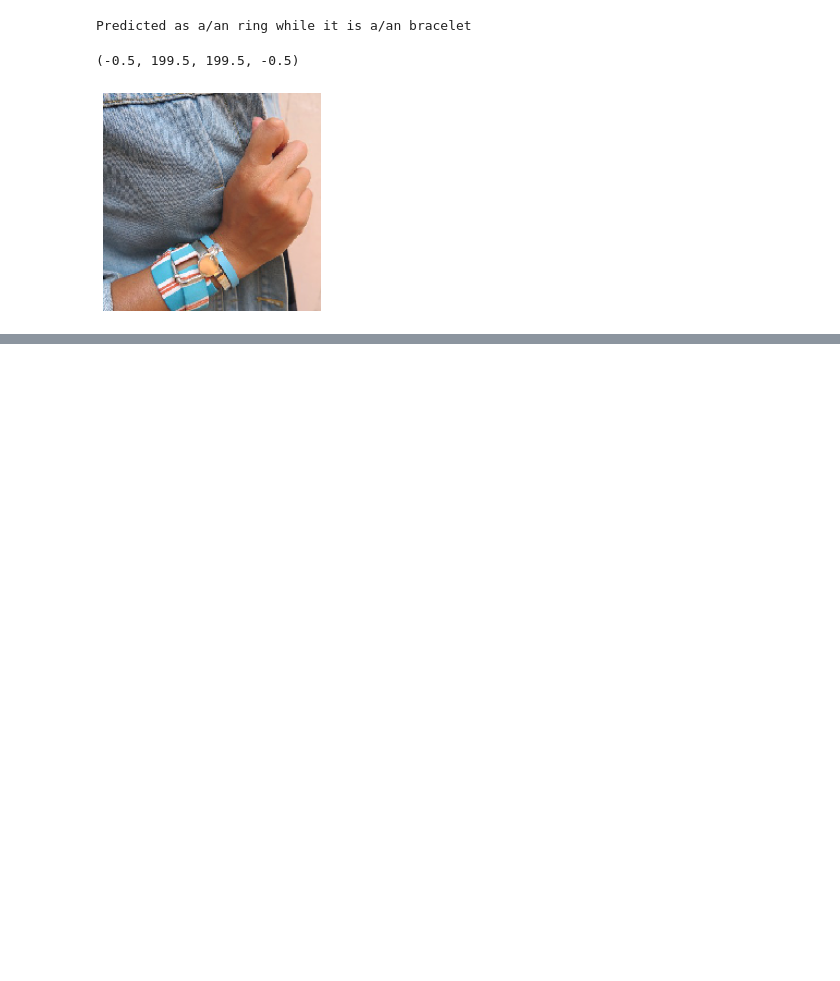
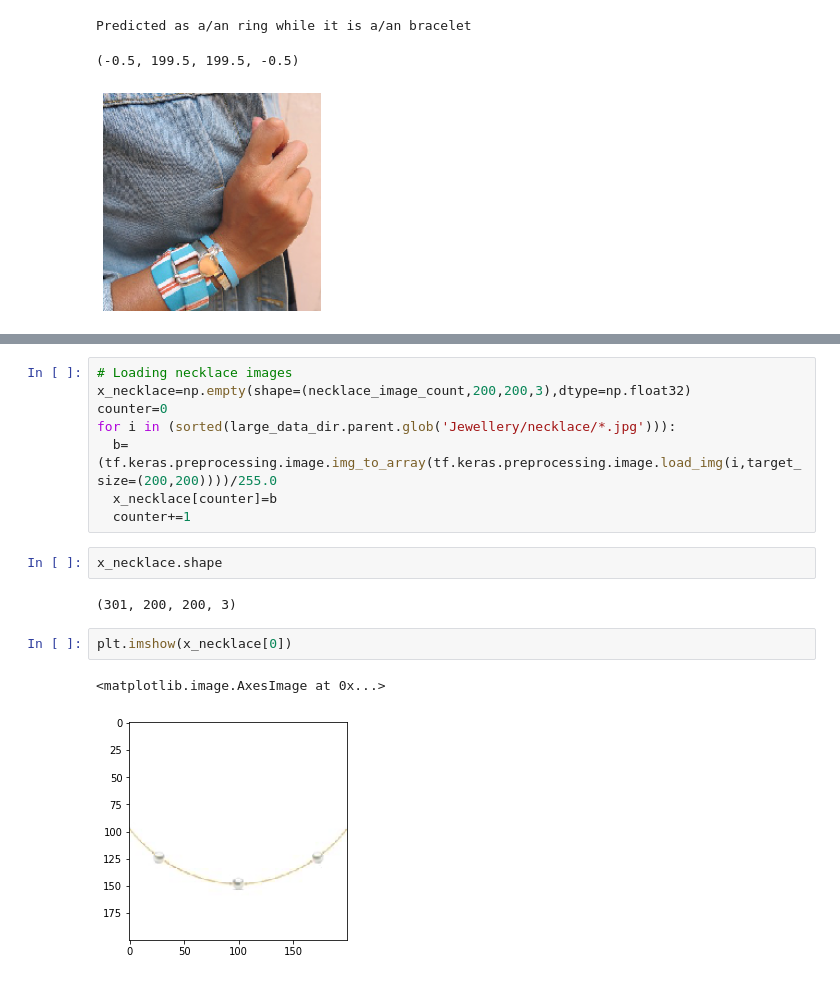
Before and after one commit to arashag/Jewelry_Recommender_System, a Jupyter notebook: Jewellery_Classification_CNN.ipynb, the cells around one changed output, grey strips where cells are left out. Drawn from its saved outputs; the diff is of its cells as text; blank space fills up the shorter version.

```diff
--- a/Jewellery_Classification_CNN.ipynb
+++ b/Jewellery_Classification_CNN.ipynb
@@ -507,0 +591,17 @@ Predicted as a/an ring while it is a/an bracelet
+# %%
+# Loading necklace images
+x_necklace=np.empty(shape=(necklace_image_count,200,200,3),dtype=np.float32)
+counter=0
+for i in (sorted(large_data_dir.parent.glob('Jewellery/necklace/*.jpg'))):
+  b=(tf.keras.preprocessing.image.img_to_array(tf.keras.preprocessing.image.load_img(i,target_size=(200,200))))/255.0
+  x_necklace[counter]=b
+  counter+=1
+# %%
+x_necklace.shape
+# %% [output]
+(301, 200, 200, 3)
+# %%
+plt.imshow(x_necklace[0])
+# %% [output]
+<matplotlib.image.AxesImage at 0x...>
+[figure, added]
```
Also changed, not shown: parts of 239 cells of this notebook, 1 other file.
